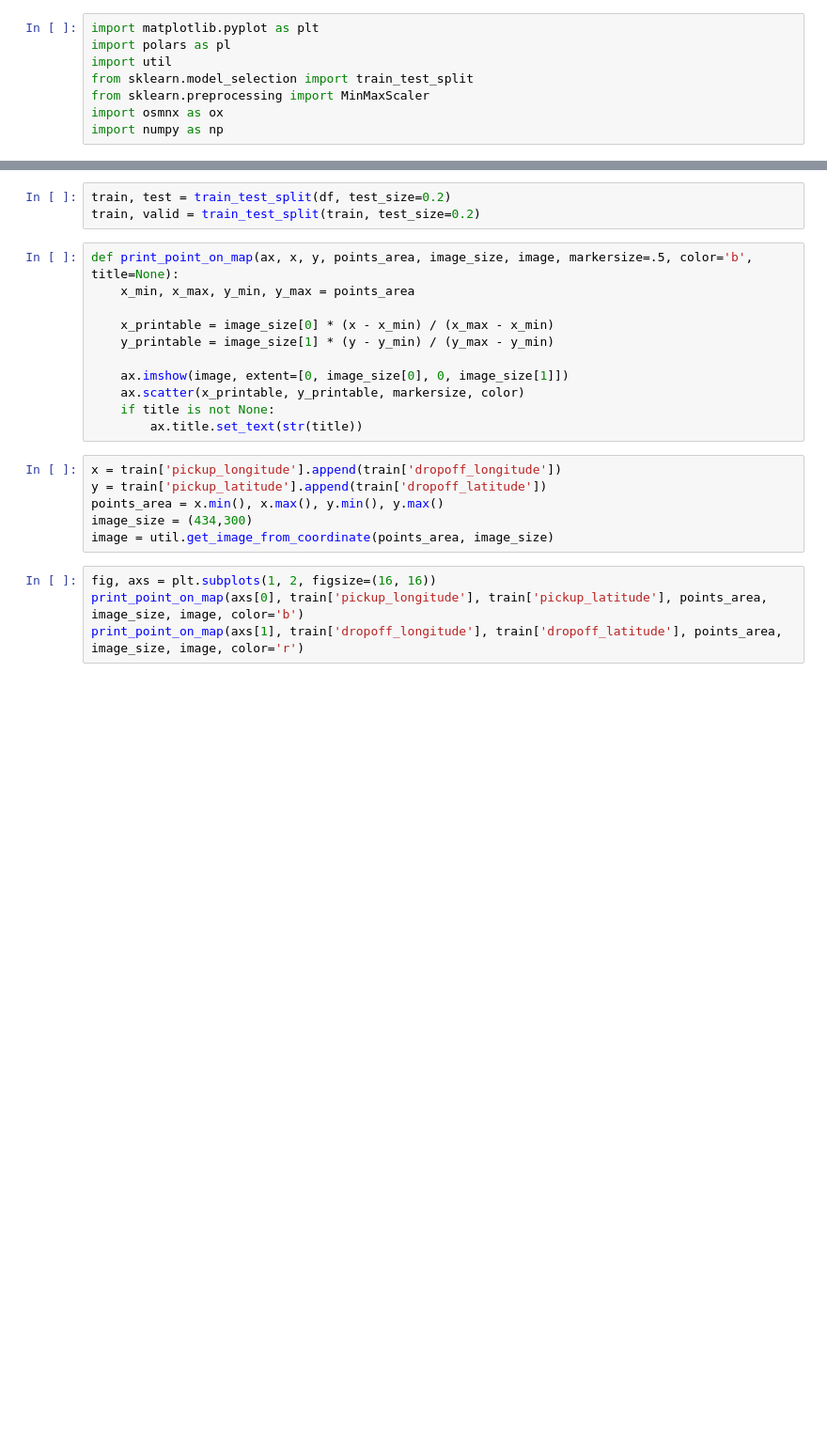
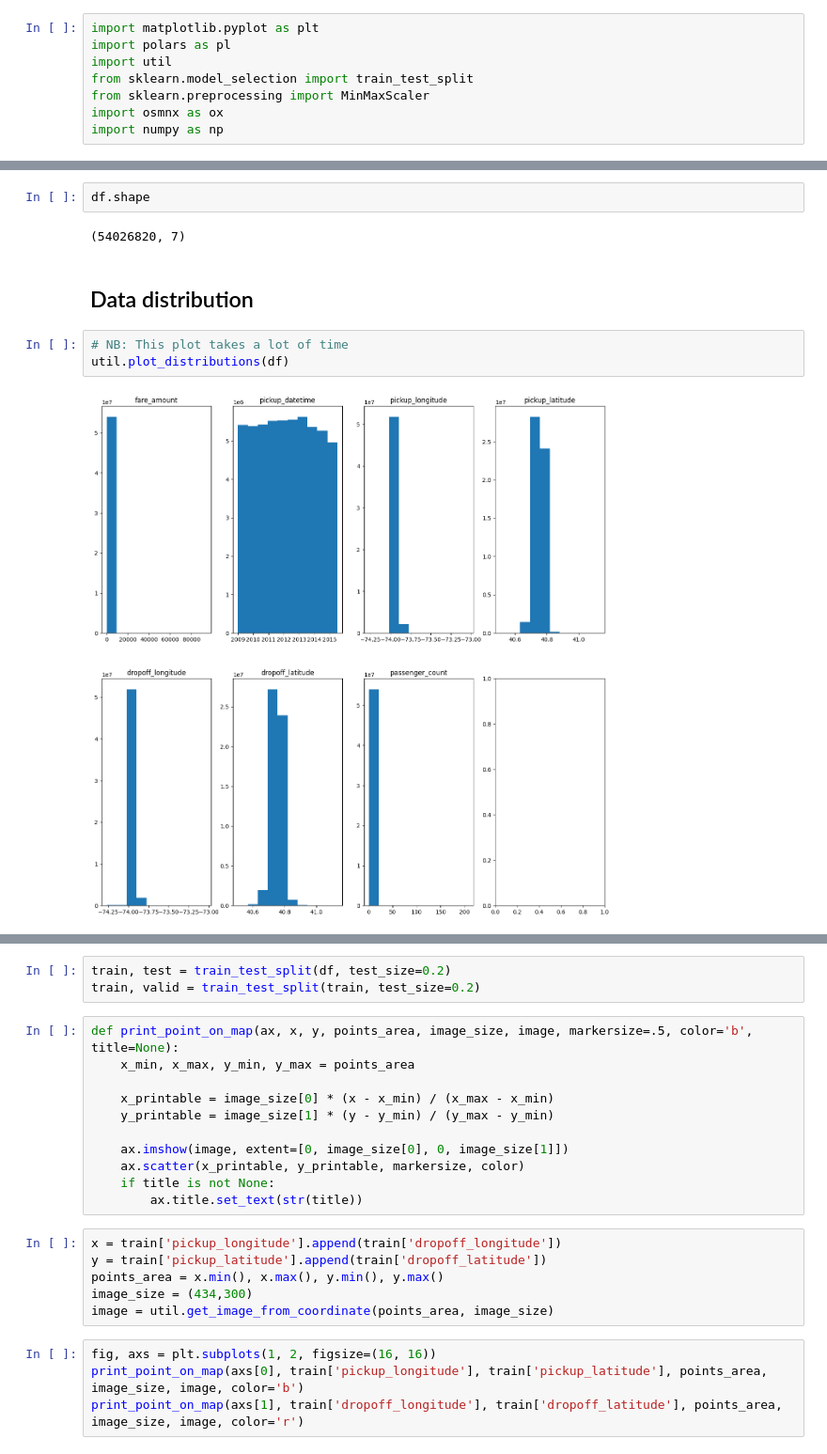
Before and after one commit to FaediMichele/TaxiFarePrediction, a Jupyter notebook: analysis.ipynb, the cells around one changed output, grey strips where cells are left out. Shown at 94% size. Drawn from its saved outputs; the diff is of its cells as text; blank space fills up the shorter version.

```diff
--- a/analysis.ipynb
+++ b/analysis.ipynb
@@ -10,0 +25,11 @@ df = util.load_data().fetch(500_000)
+# %%
+df.shape
+# %% [output]
+(54026820, 7)
+# %% [markdown]
+## Data distribution
+# %%
+# NB: This plot takes a lot of time
+util.plot_distributions(df)
+# %% [output]
+[figure, added]
```
Also changed, not shown: parts of 11 cells of this notebook.
